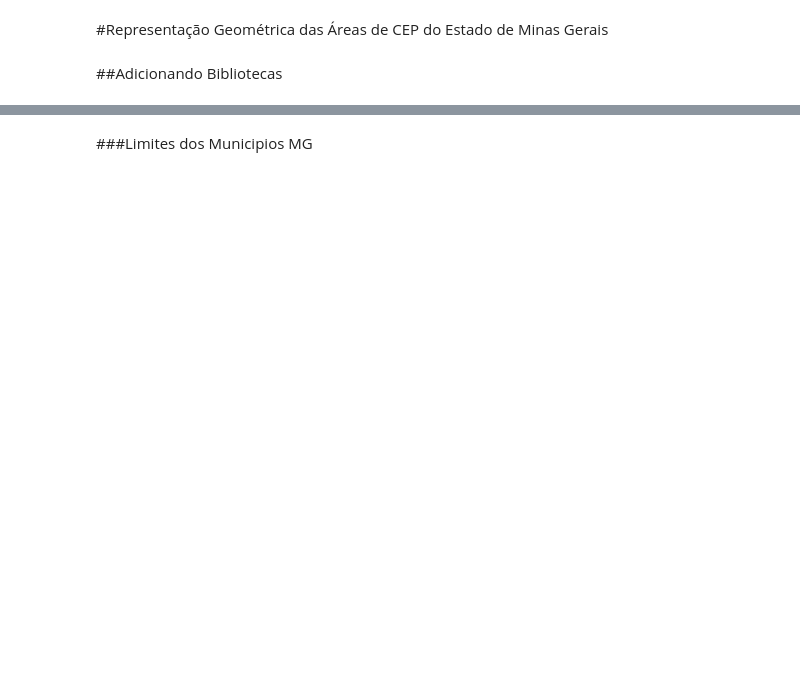
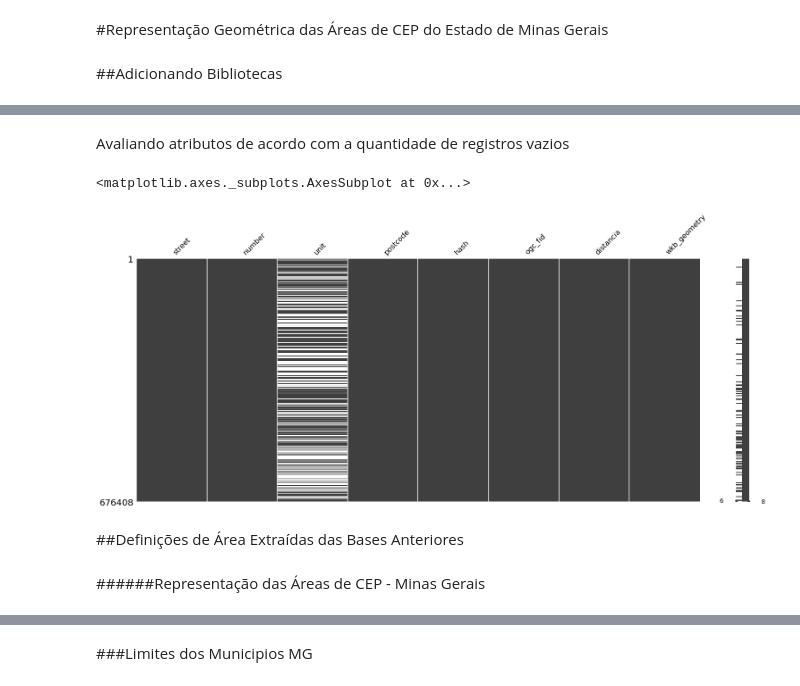
Before and after one commit to mcatrinque/areas-cep-mg, a Jupyter notebook: br_mg_ceps.ipynb, the cells around one changed output, grey strips where cells are left out. Drawn from its saved outputs; the diff is of its cells as text; code cells hidden in the pictures; blank space fills up the shorter version.

```diff
--- a/br_mg_ceps.ipynb
+++ b/br_mg_ceps.ipynb
@@ -56,0 +88,3 @@ To: /content/br_mg_poligonos_ceps.shx
+# %%
+unidades_bh = pd.read_csv('unidades_bh', sep=';')
+unidades_bh.head()
@@ -56,0 +141,11 @@ To: /content/br_mg_poligonos_ceps.shx
+# %% [markdown]
+Avaliando atributos de acordo com a quantidade de registros vazios
+# %%
+msno.matrix(unidades_bh)
+# %% [output]
+<matplotlib.axes._subplots.AxesSubplot at 0x...>
+[figure, added]
+# %% [markdown]
+##Definições de Área Extraídas das Bases Anteriores
+# %% [markdown]
+######Representação das Áreas de CEP - Minas Gerais
```
Also changed, not shown: parts of 37 cells of this notebook.
